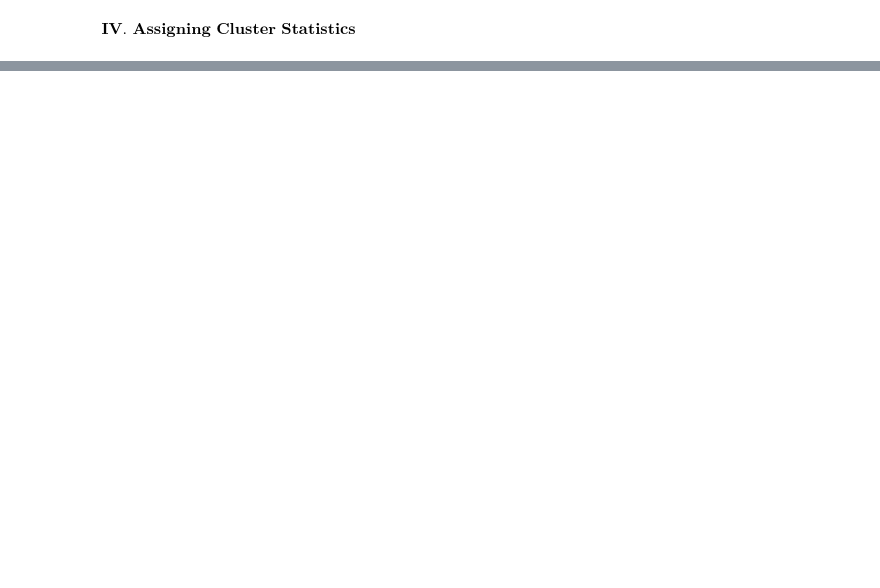
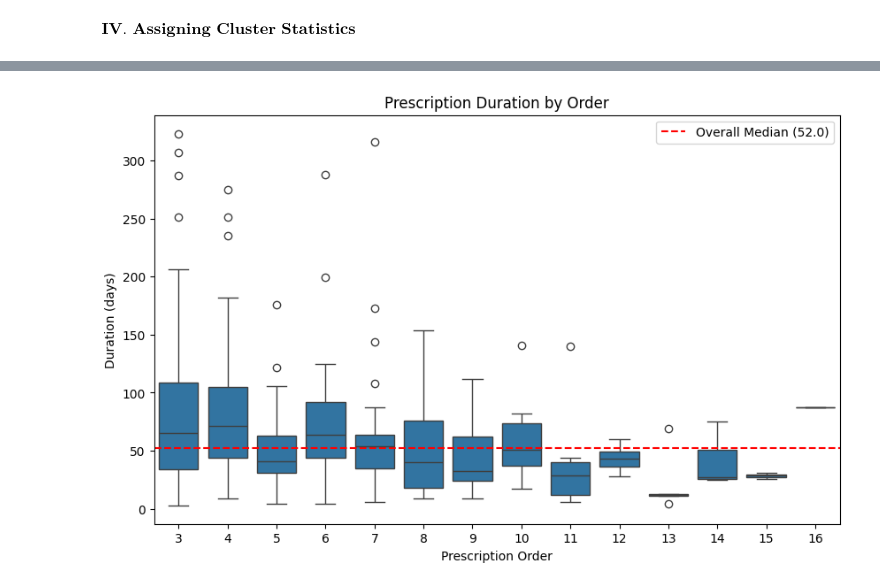
Before and after one commit to justrayn/Assignment-2-For-Clustering, a Jupyter notebook: SEE.ipynb, the cells around one changed output, grey strips where cells are left out. Drawn from its saved outputs; the diff is of its cells as text; code cells hidden in the pictures; blank space fills up the shorter version.

```diff
--- a/SEE.ipynb
+++ b/SEE.ipynb
@@ -177,0 +177,96 @@ plt.show()
+# %%
+import pandas as pd
+import numpy as np
+import matplotlib.pyplot as plt
+import seaborn as sns
+from sklearn.cluster import KMeans
+from sklearn.metrics import silhouette_score
+from sklearn.preprocessing import StandardScaler
+from scipy.stats import gaussian_kde
+import random
+
+df["eksd"] = pd.to_datetime(df["eksd"], errors='coerce')
+
+
+
+
+def see(drug_code, df):
+    data = df[df['ATC'] == drug_code].copy()
+    data.sort_values(by=['pnr', 'eksd'], inplace=True)
+    data['prev_eksd'] = data.groupby('pnr')['eksd'].shift(1)
+    data = data.dropna(subset=['prev_eksd']).copy()
+    sampled = data.groupby('pnr').apply(lambda x: x.sample(1, random_state=1234)).reset_index(drop=True)
+    sampled = sampled[['pnr', 'eksd', 'prev_eksd']].copy()
+    sampled['event_interval'] = (sampled['eksd'] - sampled['prev_eksd']).dt.days.astype(float)
+    sorted_intervals = np.sort(sampled['event_interval'])
+    n = len(sorted_intervals)
+    ecdf_y = np.arange(1, n + 1) / n
+    df_ecdf = pd.DataFrame({'x': sorted_intervals, 'y': ecdf_y})
+    df_ecdf_80 = df_ecdf[df_ecdf['y'] <= 0.8]
+    threshold = df_ecdf_80['x'].max() if not df_ecdf_80.empty else np.percentile(sampled['event_interval'], 80)
+    filtered_intervals = sampled[sampled['event_interval'] <= threshold]['event_interval']
+    log_intervals = np.log(filtered_intervals[filtered_intervals > 0])
+    kde = gaussian_kde(log_intervals)
+    grid = np.linspace(log_intervals.min(), log_intervals.max(), 100)
+    density = kde(grid)
+    density_data = np.vstack([grid, density]).T
+    scaler = StandardScaler()
+    scaled_density = scaler.fit_transform(density_data)
+    best_score = -1
+    best_k = 2
+    for k in range(2, min(10, len(scaled_density))):
+        kmeans = KMeans(n_clusters=k, random_state=1234)
+        labels = kmeans.fit_predict(scaled_density)
+        score = silhouette_score(scaled_density, labels)
+        if score > best_score:
+            best_score = score
+            best_k = k
+    df_ecdf_nonzero = df_ecdf[df_ecdf['x'] > 0].copy().reset_index(drop=True)
+    df_ecdf_nonzero['log_x'] = np.log(df_ecdf_nonzero['x'])
+    X_cluster = df_ecdf_nonzero['log_x'].values.reshape(-1,1)
+    kmeans_final = KMeans(n_clusters=best_k, random_state=1234)
+    cluster_labels = kmeans_final.fit_predict(X_cluster)
+    df_ecdf_nonzero['cluster'] = cluster_labels
+    cluster_bounds = df_ecdf_nonzero.groupby('cluster')['log_x'].agg([np.min, np.max, np.median]).reset_index()
+    cluster_bounds['min_exp'] = np.exp(cluster_bounds['min'])
+    cluster_bounds['max_exp'] = np.exp(cluster_bounds['max'])
+    cluster_bounds['median_exp'] = np.exp(cluster_bounds['median'])
+
+    def assign_cluster(interval):
+        log_int = np.log(interval) if interval > 0 else -np.inf
+        for _, row in cluster_bounds.iterrows():
+            if row['min'] <= log_int <= row['max']:
+                return pd.Series([int(row['cluster']), row['median_exp']])
+        default_median = np.exp(cluster_bounds['median'].min())
+        return pd.Series([0, default_median])
+
+    sampled[['Final_cluster', 'Median']] = sampled['event_interval'].apply(assign_cluster)
+    final_data = pd.merge(data, sampled[['pnr','Median','Final_cluster']], on='pnr', how='left')
+    overall_median = cluster_bounds['median_exp'].median()
+    final_data['Median'] = final_data['Median'].fillna(overall_median)
+    final_data['Final_cluster'] = final_data['Final_cluster'].fillna(0).astype(int)
+    return final_data
+
+def see_assumption(data):
+    data = data.sort_values(by=['pnr', 'eksd']).copy()
+    data['p_number'] = data.groupby('pnr').cumcount() + 1
+    data_assumption = data[data['p_number'] >= 2].copy()
+    data_assumption['prev_eksd'] = data_assumption.groupby('pnr')['eksd'].shift(1)
+    data_assumption = data_assumption.dropna(subset=['prev_eksd'])
+    data_assumption['Duration'] = (data_assumption['eksd'] - data_assumption['prev_eksd']).dt.days
+    plt.figure(figsize=(10, 6))
+    sns.boxplot(x='p_number', y='Duration', data=data_assumption)
+    overall_median = data_assumption['Duration'].median()
+    plt.axhline(overall_median, color='red', linestyle='--', label=f'Overall Median ({overall_median:.1f})')
+    plt.title('Prescription Duration by Order')
+    plt.xlabel('Prescription Order')
+    plt.ylabel('Duration (days)')
+    plt.legend()
+    plt.show()
+
+medA = see("medA", df)
+medB = see("medB", df)
+see_assumption(medA)
+see_assumption(medB)
+# %% [output]
+[figure, added]
```
Also changed, not shown: parts of 5 cells of this notebook.
